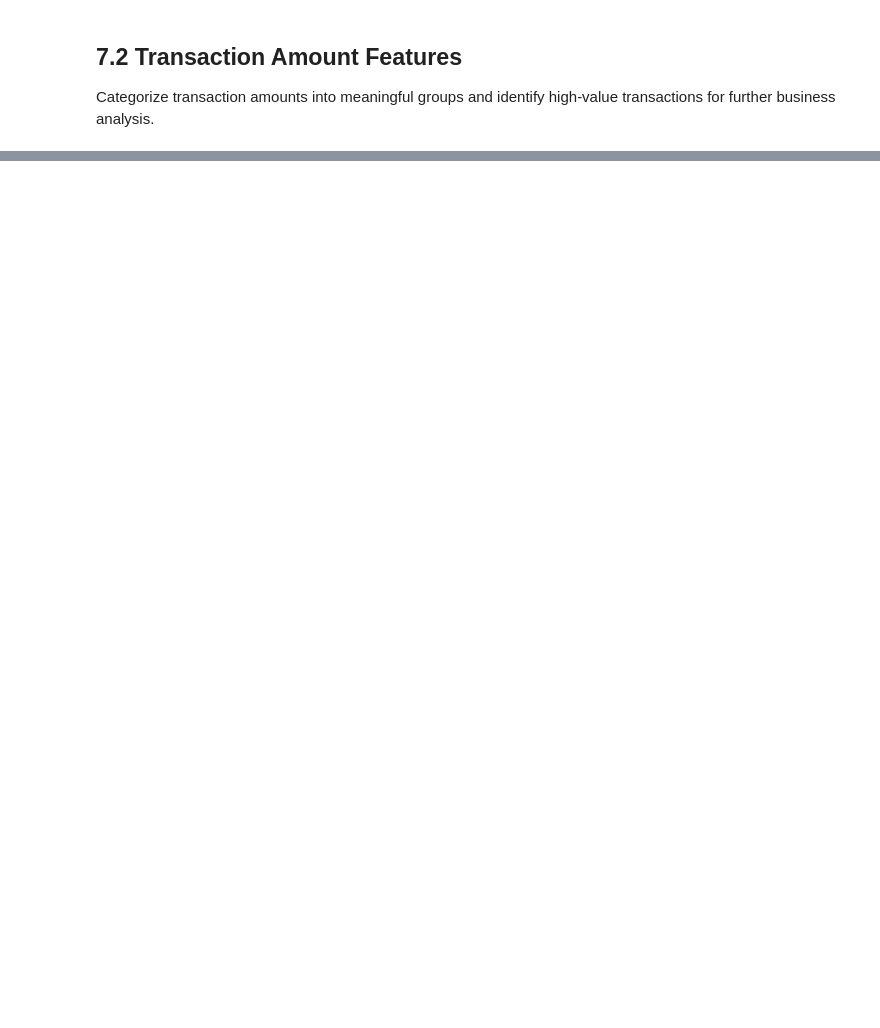
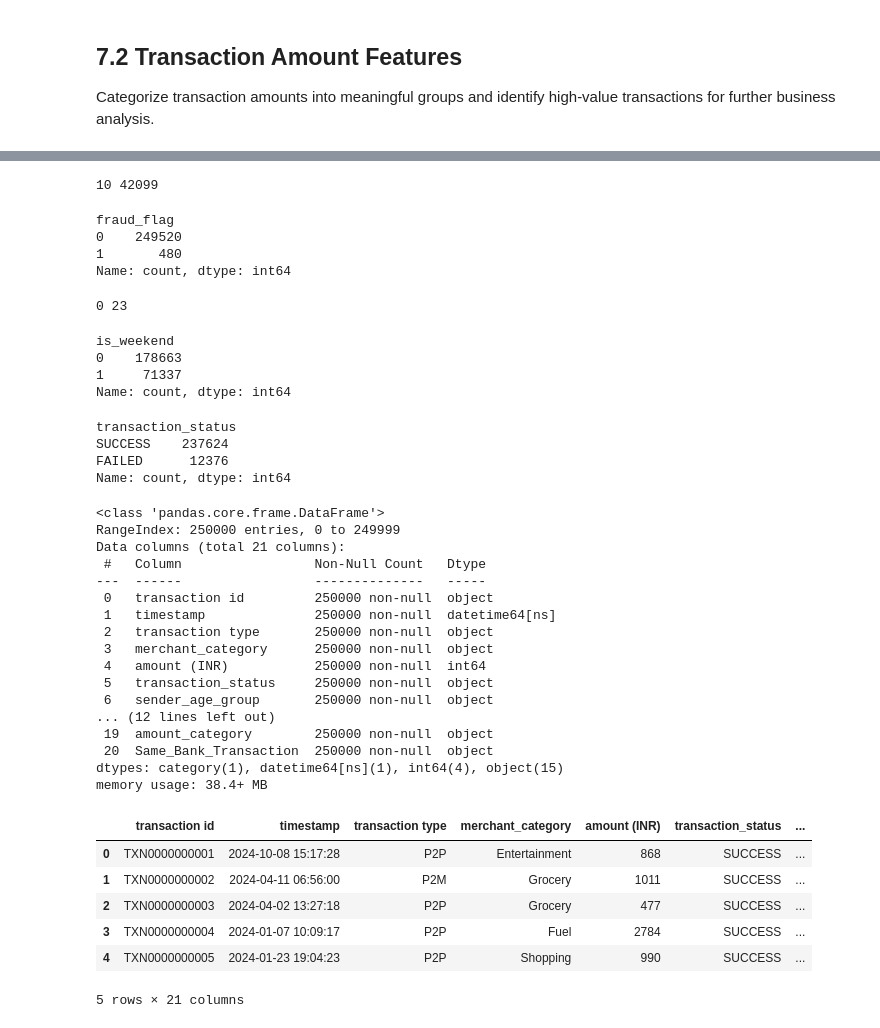
Before and after one commit to AdityaKMishra01/Transaction-Fraud-Customer-Behavior-Analytics, a Jupyter notebook: notebooks/datacleaning.ipynb, the cells around one changed output, grey strips where cells are left out. Drawn from its saved outputs; the diff is of its cells as text; code cells hidden in the pictures; blank space fills up the shorter version.

```diff
--- a/notebooks/datacleaning.ipynb
+++ b/notebooks/datacleaning.ipynb
@@ -16,7 +16,7 @@ import numpy as np
 
 Load the raw transaction dataset into a DataFrame and create a copy to preserve the original data for reference.
 # %%
-transactions = pd.read_csv('../transaction_2024.csv')
+transactions = pd.read_csv('../Data/transaction_2024.csv')
 # %% [markdown]
 # 3. Initial Data Inspection
 
@@ -87,0 +188,70 @@ transactions['Same_Bank_Transaction'] = np.where(transactions['sender_bank'] ==
+# %%
+# Transaction Amount Validation
+minimun = transactions['amount (INR)'].min()
+maximun = transactions['amount (INR)'].max()
+
+print(minimun,maximun)
+# %% [output]
+10 42099
+# %%
+# Fraud Flag Validation
+transactions['fraud_flag'].value_counts()
+# %% [output]
+fraud_flag
+0    249520
+1       480
+Name: count, dtype: int64
+# %%
+# Hour Validation
+min_hour = transactions['hour_of_day'].min()
+max_hour = transactions['hour_of_day'].max()
+
+print(min_hour,max_hour)
+# %% [output]
+0 23
+# %%
+# Weekend Validation
+transactions['is_weekend'].value_counts()
+# %% [output]
+is_weekend
+0    178663
+1     71337
+Name: count, dtype: int64
+# %%
+transactions['transaction_status'].value_counts()
+# %% [output]
+transaction_status
+SUCCESS    237624
+FAILED      12376
+Name: count, dtype: int64
+# %%
+transactions.shape
+
+transactions.info()
+
+transactions.head()
+# %% [output]
+<class 'pandas.core.frame.DataFrame'>
+RangeIndex: 250000 entries, 0 to 249999
+Data columns (total 21 columns):
+ #   Column                 Non-Null Count   Dtype
+---  ------                 --------------   -----
+ 0   transaction id         250000 non-null  object
+ 1   timestamp              250000 non-null  datetime64[ns]
+ 2   transaction type       250000 non-null  object
+ 3   merchant_category      250000 non-null  object
+ 4   amount (INR)           250000 non-null  int64
+ 5   transaction_status     250000 non-null  object
+ 6   sender_age_group       250000 non-null  object
+... (12 lines left out)
+ 19  amount_category        250000 non-null  object
+ 20  Same_Bank_Transaction  250000 non-null  object
+dtypes: category(1), datetime64[ns](1), int64(4), object(15)
+memory usage: 38.4+ MB
+|  | transaction id | timestamp | transaction type | merchant_category | amount (INR) | transaction_status | ... |
+| 0 | TXN0000000001 | 2024-10-08 15:17:28 | P2P | Entertainment | 868 | SUCCESS | ... |
+| 1 | TXN0000000002 | 2024-04-11 06:56:00 | P2M | Grocery | 1011 | SUCCESS | ... |
+| 2 | TXN0000000003 | 2024-04-02 13:27:18 | P2P | Grocery | 477 | SUCCESS | ... |
+| 3 | TXN0000000004 | 2024-01-07 10:09:17 | P2P | Fuel | 2784 | SUCCESS | ... |
+| 4 | TXN0000000005 | 2024-01-23 19:04:23 | P2P | Shopping | 990 | SUCCESS | ... |
+5 rows × 21 columns
```
Also changed, not shown: parts of 12 cells of this notebook, 3 other files.
